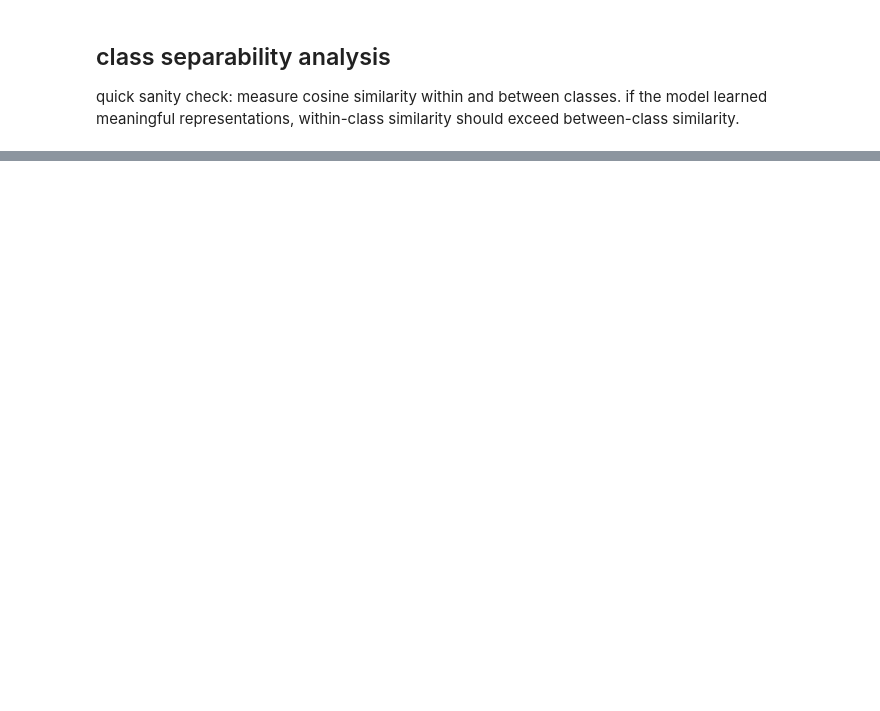
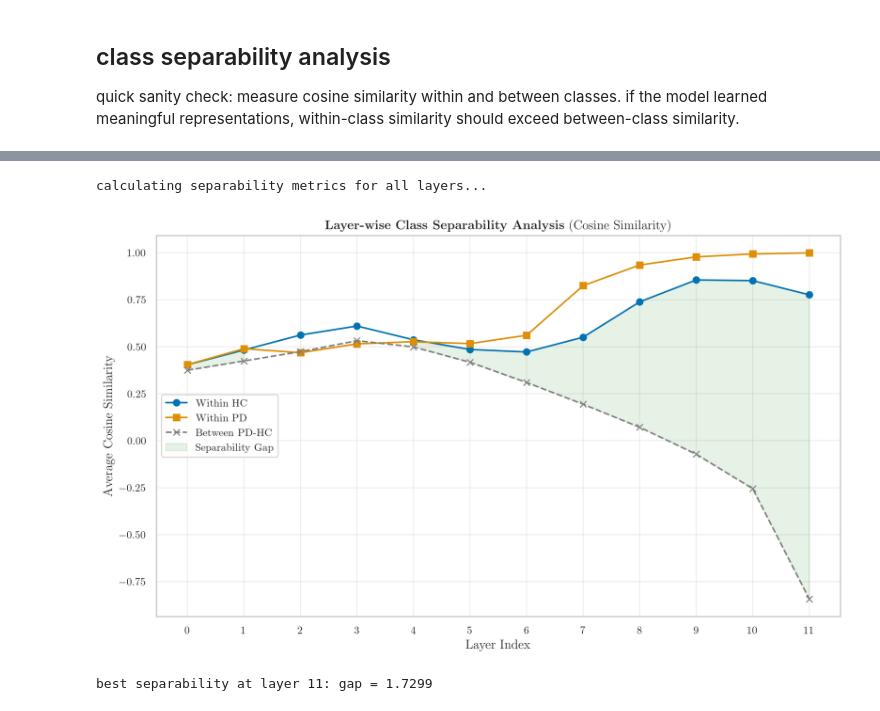
Before and after one commit to smayan-gowda/pd-interpretability, a Jupyter notebook: notebooks/colab/04_extract_activations.ipynb, the cells around one changed output, grey strips where cells are left out. Saved outputs shown, nothing was run; the diff lists cells and outputs as text; code cells hidden in the pictures; blank space fills up the shorter version.

```diff
--- a/notebooks/colab/04_extract_activations.ipynb
+++ b/notebooks/colab/04_extract_activations.ipynb
@@ -732,0 +1099,80 @@ print("\ngpu memory cleared ✓")
+# %%
+from sklearn.metrics.pairwise import cosine_similarity
+
+print("calculating separability metrics for all layers...")
+separability_data = []
+labels_arr = np.array(loaded_metadata['labels'])
+
+hc_indices = np.where(labels_arr == 0)[0]
+pd_indices = np.where(labels_arr == 1)[0]
+
+# sample size for similarity calculation to ensure speed
+n_sim_samples = 50
+
+for layer_idx in range(loaded_metadata['n_layers']):
+    layer_acts = loaded_activations[:, layer_idx, :]
+
+    hc_acts = layer_acts[hc_indices]
+    pd_acts = layer_acts[pd_indices]
+
+    # subsample if necessary
+    if len(hc_acts) > n_sim_samples:
+        hc_sample = hc_acts[np.random.choice(len(hc_acts), n_sim_samples, replace=False)]
+    else:
+        hc_sample = hc_acts
+
+    if len(pd_acts) > n_sim_samples:
+        pd_sample = pd_acts[np.random.choice(len(pd_acts), n_sim_samples, replace=False)]
+    else:
+        pd_sample = pd_acts
+
+    sim_hc = cosine_similarity(hc_sample)
+    np.fill_diagonal(sim_hc, np.nan)
+    mean_hc_sim = np.nanmean(sim_hc)
+
+    sim_pd = cosine_similarity(pd_sample)
+    np.fill_diagonal(sim_pd, np.nan)
+    mean_pd_sim = np.nanmean(sim_pd)
+
+    # between-class
+    sim_cross = cosine_similarity(hc_sample, pd_sample)
+    mean_cross_sim = sim_cross.mean()
+
+    separability_data.append({
+        'Layer': layer_idx,
+        'HC-HC Similarity': mean_hc_sim,
+        'PD-PD Similarity': mean_pd_sim,
+        'PD-HC Similarity': mean_cross_sim,
+        'Separability Gap': ((mean_hc_sim + mean_pd_sim) / 2) - mean_cross_sim
+    })
+
+df_sep = pd.DataFrame(separability_data)
+
+plt.figure(figsize=(10, 6))
+
+plt.plot(df_sep['Layer'], df_sep['HC-HC Similarity'], marker='o', label='Within HC', color=COLORS['HC'])
+plt.plot(df_sep['Layer'], df_sep['PD-PD Similarity'], marker='s', label='Within PD', color=COLORS['PD'])
+plt.plot(df_sep['Layer'], df_sep['PD-HC Similarity'], marker='x', label='Between PD-HC', color='gray', linestyle='--')
+
+plt.fill_between(df_sep['Layer'],
+                 df_sep[['HC-HC Similarity', 'PD-PD Similarity']].min(axis=1),
+                 df_sep['PD-HC Similarity'],
+                 where=(df_sep[['HC-HC Similarity', 'PD-PD Similarity']].min(axis=1) > df_sep['PD-HC Similarity']),
+                 color='green', alpha=0.1, label='Separability Gap')
+
+plt.title(r'\textbf{Layer-wise Class Separability Analysis} (Cosine Similarity)')
+plt.xlabel('Layer Index')
+plt.ylabel('Average Cosine Similarity')
+plt.xticks(range(loaded_metadata['n_layers']))
+plt.legend(loc='center left')
+plt.grid(True, alpha=0.3)
+
+plt.tight_layout()
+plt.show()
+
+best_layer_row = df_sep.loc[df_sep['Separability Gap'].idxmax()]
+print(f"best separability at layer {int(best_layer_row['Layer'])}: gap = {best_layer_row['Separability Gap']:.4f}")
+# %% [output]
+calculating separability metrics for all layers...
+[figure, added]
+best separability at layer 11: gap = 1.7299
```
Also changed, not shown: parts of 24 cells of this notebook, 13 other files.
